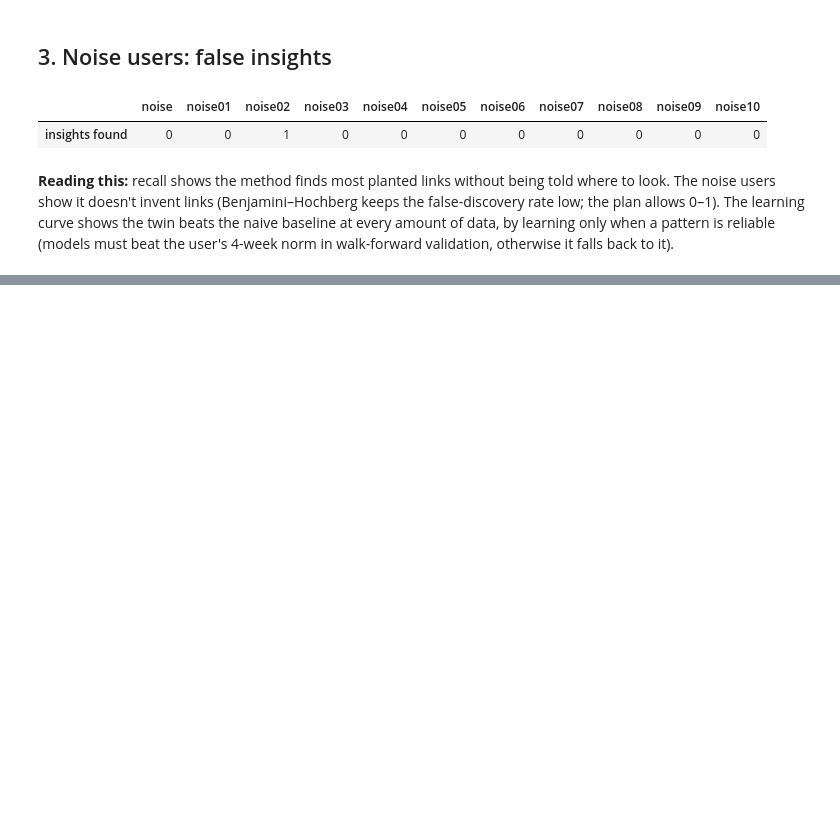
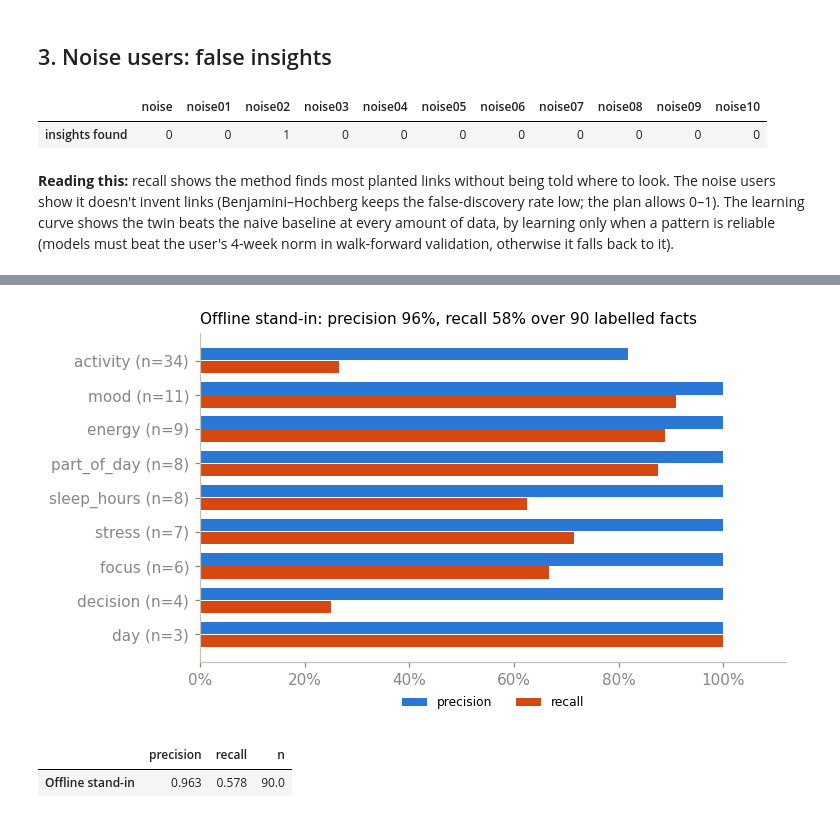
Before and after one commit to Nishit-Daruwala/Digital_Twin, a Jupyter notebook: backend/notebooks/evaluation.ipynb, the cells around one changed output, grey strips where cells are left out. Drawn from its saved outputs; the diff is of its cells as text; code cells hidden in the pictures; blank space fills up the shorter version.

```diff
--- a/backend/notebooks/evaluation.ipynb
+++ b/backend/notebooks/evaluation.ipynb
@@ -123,0 +254,38 @@ must beat the user's 4-week norm in walk-forward validation, otherwise it falls
+# %%
+import json
+
+runs = {}
+for name in ("configured", "fake"):
+    f = Path.cwd().parent / "data" / f"extraction_eval_{name}.json"
+    if f.exists():
+        runs["OpenAI" if name == "configured" else "Offline stand-in"] = json.loads(
+            f.read_text("utf-8")
+        )
+if not runs:
+    print("Run `python -m app.ml.extraction_eval` first.")
+else:
+    label, ev = next(iter(runs.items()))  # the real LLM when it has been run
+    pf = pd.DataFrame(ev["per_field"]).T.sort_values("n")
+    fig, ax = plt.subplots(figsize=(7, 0.34 * len(pf) + 0.9))
+    y = range(len(pf))
+    ax.barh([i + 0.19 for i in y], pf["precision"], height=0.36, color=TWIN, label="precision")
+    ax.barh([i - 0.19 for i in y], pf["recall"], height=0.36, color=BASE, label="recall")
+    ax.set_yticks(list(y), [f"{k} (n={int(n)})" for k, n in pf["n"].items()])
+    ax.set_xlim(0, 1.12)
+    ax.xaxis.set_major_formatter(plt.FuncFormatter(lambda v, _: f"{v:.0%}"))
+    ax.legend(frameon=False, ncol=2, loc="upper center", bbox_to_anchor=(0.5, -0.07), fontsize=8)
+    o = ev["overall"]
+    ax.set_title(
+        f"{label}: precision {o['precision']:.0%}, recall {o['recall']:.0%} "
+        f"over {o['n']} labelled facts",
+        loc="left",
+        fontsize=10,
+    )
+    plt.tight_layout()
+    save(fig, "extraction")
+    plt.show()
+    display(pd.DataFrame({k: v["overall"] for k, v in runs.items()}).T)
+# %% [output]
+[figure, added]
+|  | precision | recall | n |
+| Offline stand-in | 0.963 | 0.578 | 90.0 |
```
Also changed, not shown: parts of 18 cells of this notebook, 30 other files.
